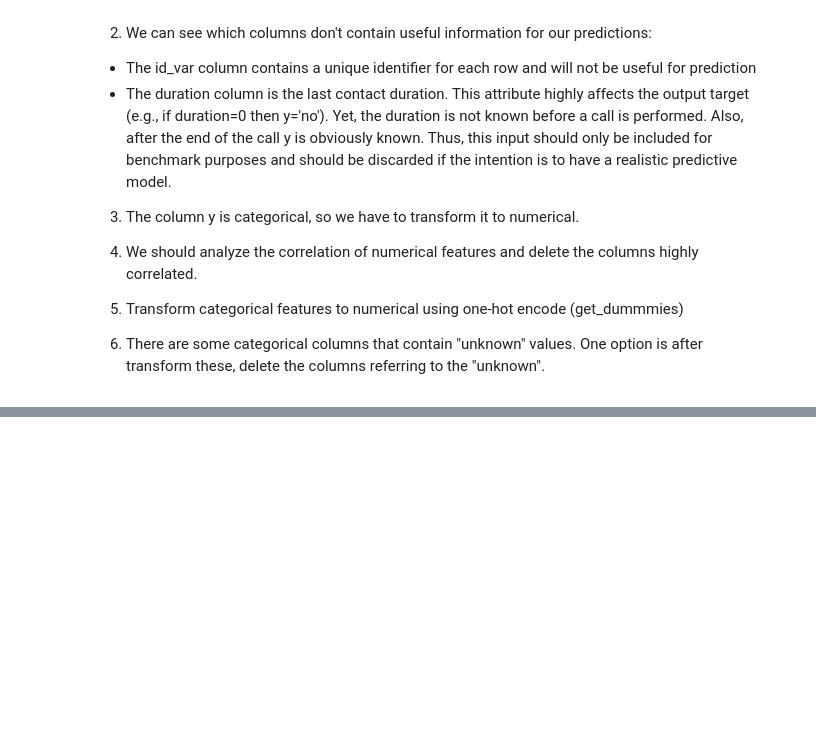
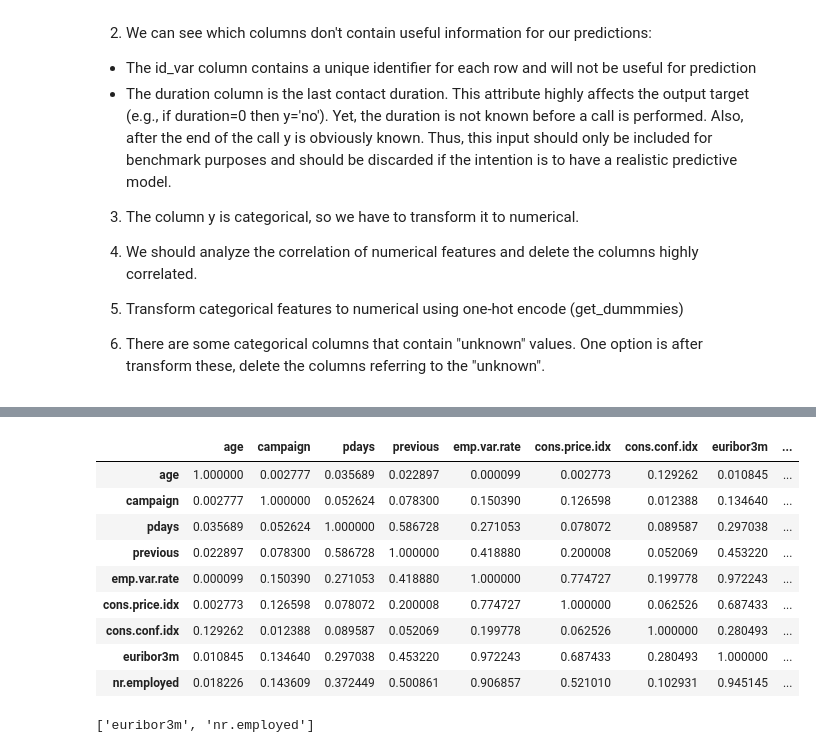
Before and after one commit to yfundorac/final-project, a Jupyter notebook: main.ipynb, the cells around one changed output, grey strips where cells are left out. Cells and saved outputs as stored; diff of their text form; code cells hidden in the pictures; blank space fills up the shorter version.

```diff
--- a/main.ipynb
+++ b/main.ipynb
@@ -90,0 +79,3 @@ data.corr()
+# %%
+features = data[[col for col in data if col not in ['target']]].reset_index(drop = True)
+features.head()
@@ -90,0 +91,14 @@ data.corr()
+# %%
+corr_matrix = features.corr().abs()
+corr_matrix
+# %% [output]
+|  | age | campaign | pdays | previous | emp.var.rate | cons.price.idx | cons.conf.idx | euribor3m | ... |
+| age | 1.000000 | 0.002777 | 0.035689 | 0.022897 | 0.000099 | 0.002773 | 0.129262 | 0.010845 | ... |
+| campaign | 0.002777 | 1.000000 | 0.052624 | 0.078300 | 0.150390 | 0.126598 | 0.012388 | 0.134640 | ... |
+| pdays | 0.035689 | 0.052624 | 1.000000 | 0.586728 | 0.271053 | 0.078072 | 0.089587 | 0.297038 | ... |
+| previous | 0.022897 | 0.078300 | 0.586728 | 1.000000 | 0.418880 | 0.200008 | 0.052069 | 0.453220 | ... |
+| emp.var.rate | 0.000099 | 0.150390 | 0.271053 | 0.418880 | 1.000000 | 0.774727 | 0.199778 | 0.972243 | ... |
+| cons.price.idx | 0.002773 | 0.126598 | 0.078072 | 0.200008 | 0.774727 | 1.000000 | 0.062526 | 0.687433 | ... |
+| cons.conf.idx | 0.129262 | 0.012388 | 0.089587 | 0.052069 | 0.199778 | 0.062526 | 1.000000 | 0.280493 | ... |
+| euribor3m | 0.010845 | 0.134640 | 0.297038 | 0.453220 | 0.972243 | 0.687433 | 0.280493 | 1.000000 | ... |
+| nr.employed | 0.018226 | 0.143609 | 0.372449 | 0.500861 | 0.906857 | 0.521010 | 0.102931 | 0.945145 | ... |
@@ -90,0 +123,8 @@ data.corr()
+# %%
+tri = np.triu(np.ones(corr_matrix.shape), k = 1).astype(np.bool)
+upper = corr_matrix.where(tri)
+# Find index of feature columns with correlation greater than 90%
+to_drop = [col for col in upper.columns if any(upper[col] > 0.9)]
+to_drop
+# %% [output]
+['euribor3m', 'nr.employed']
```
Also changed, not shown: parts of 33 cells of this notebook.
